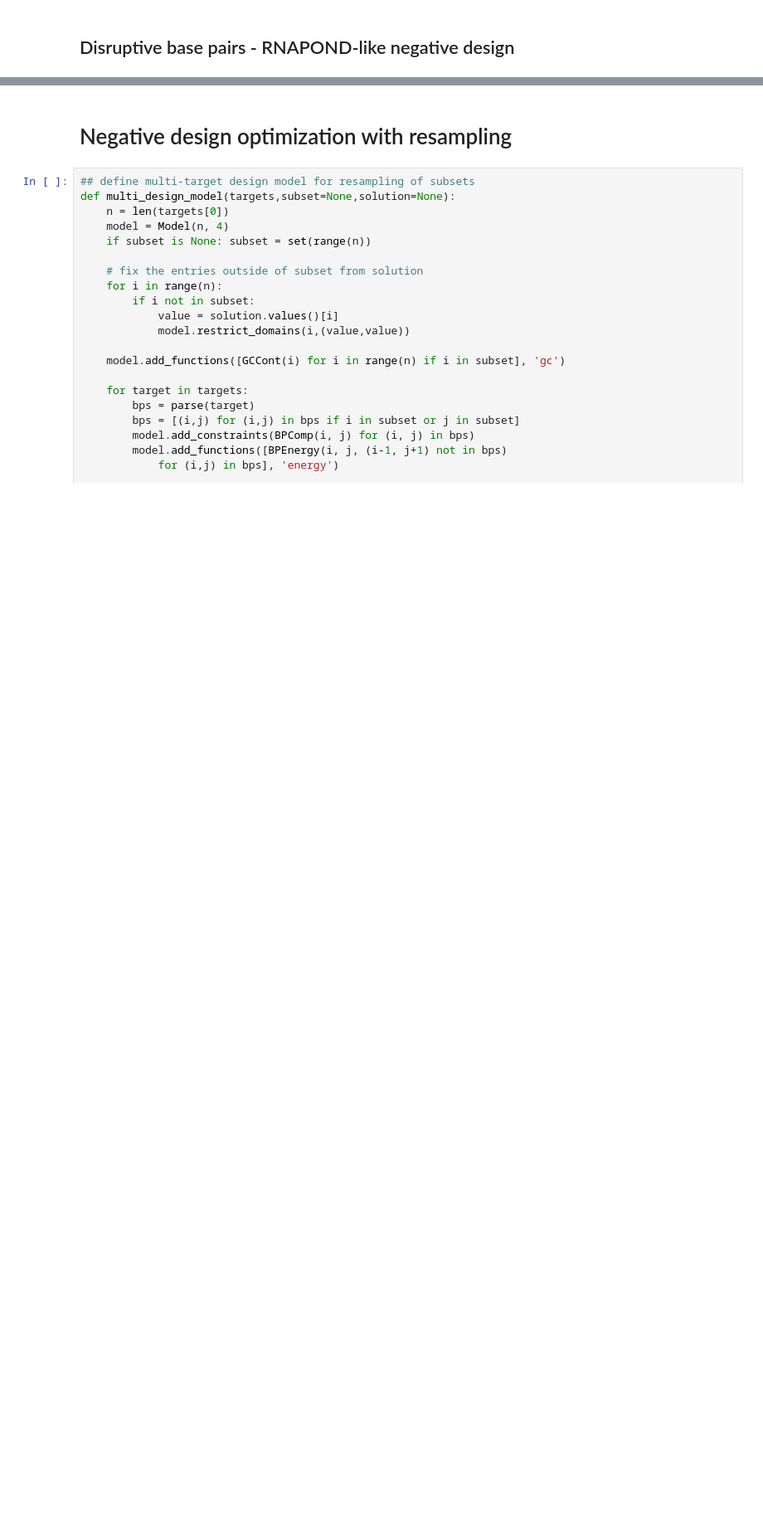
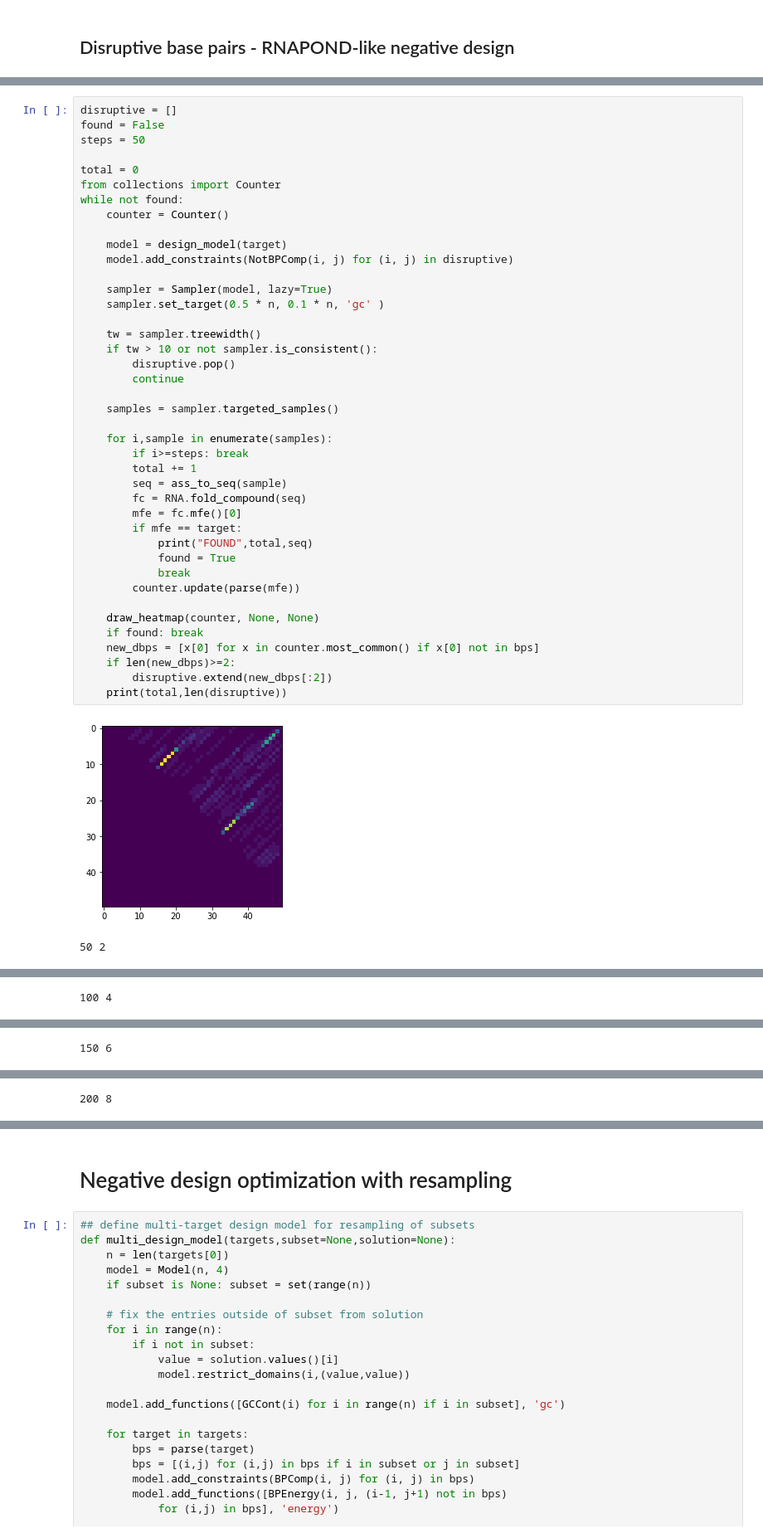
Before and after one commit to s-will/Infrared, a Jupyter notebook: Doc/bookchapter.ipynb, the cells around one changed output, grey strips where cells are left out. Shown at 83% size. Drawn from its saved outputs; the diff is of its cells as text; blank space fills up the shorter version.

```diff
--- a/Doc/bookchapter.ipynb
+++ b/Doc/bookchapter.ipynb
@@ -364,0 +533,44 @@ while not found:
+# %%
+disruptive = []
+found = False
+steps = 50
+
+total = 0
+from collections import Counter
+while not found:
+    counter = Counter()
+
+    model = design_model(target)
+    model.add_constraints(NotBPComp(i, j) for (i, j) in disruptive)
+
+    sampler = Sampler(model, lazy=True)
+    sampler.set_target(0.5 * n, 0.1 * n, 'gc' )
+
+    tw = sampler.treewidth()
+    if tw > 10 or not sampler.is_consistent():
+        disruptive.pop()
+        continue
+
+    samples = sampler.targeted_samples()
+
+    for i,sample in enumerate(samples):
+        if i>=steps: break
+        total += 1
+        seq = ass_to_seq(sample)
+        fc = RNA.fold_compound(seq)
+        mfe = fc.mfe()[0]
+        if mfe == target:
+            print("FOUND",total,seq)
+            found = True
+            break
+        counter.update(parse(mfe))
+
+    draw_heatmap(counter, None, None)
+    if found: break
+    new_dbps = [x[0] for x in counter.most_common() if x[0] not in bps]
+    if len(new_dbps)>=2:
+        disruptive.extend(new_dbps[:2])
+    print(total,len(disruptive))
+# %% [output]
+[figure, added]
+50 2
@@ -364,0 +578 @@ while not found:
+100 4
@@ -364,0 +580 @@ while not found:
+150 6
@@ -364,0 +582 @@ while not found:
+200 8
```
Also changed, not shown: parts of 21 cells of this notebook.
